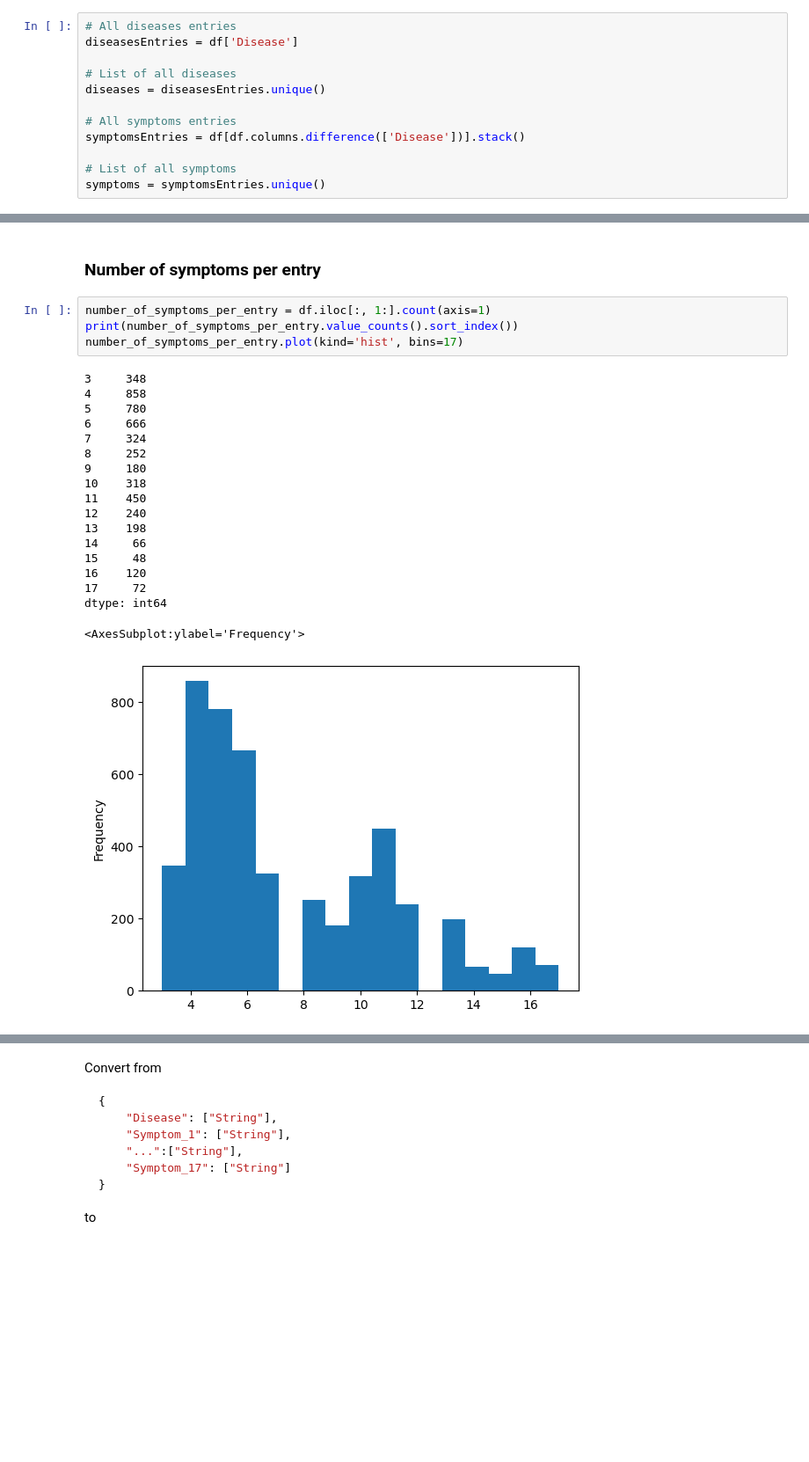
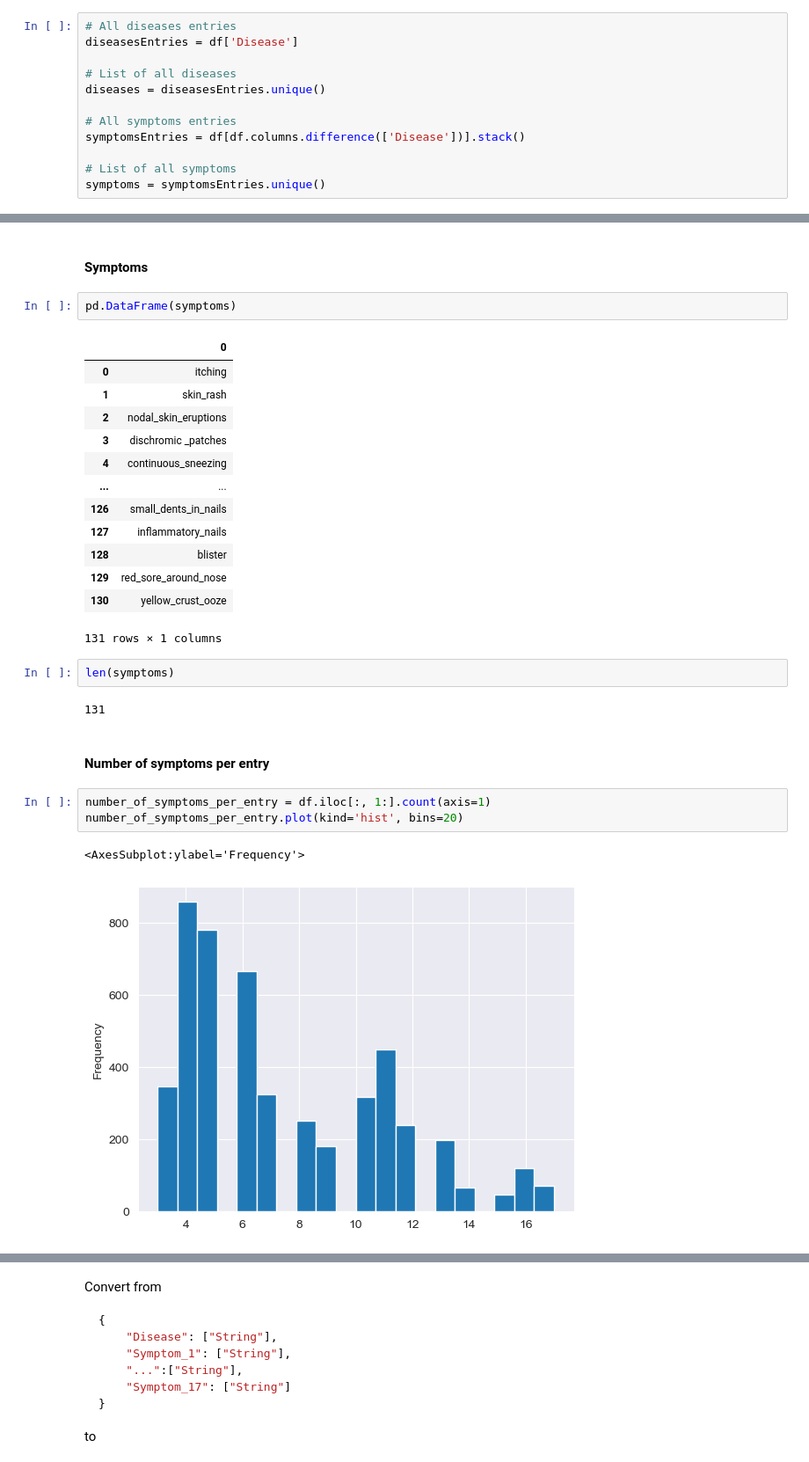
Before and after one commit to tom-bourjala/SDU-ML-DSP, a Jupyter notebook: main.ipynb, the cells around one changed output, grey strips where cells are left out. Shown: that part at 88% size. Drawn from its saved outputs; the diff is of its cells as text; blank space fills up the shorter version.

```diff
--- a/main.ipynb
+++ b/main.ipynb
@@ -69,25 +101,30 @@ symptoms = symptomsEntries.unique()
+# %% [markdown]
+#### Symptoms
+# %%
+pd.DataFrame(symptoms)
+# %% [output]
+|  | 0 |
+| 0 | itching |
+| 1 | skin_rash |
+| 2 | nodal_skin_eruptions |
+| 3 | dischromic _patches |
+| 4 | continuous_sneezing |
+| ... | ... |
+| 126 | small_dents_in_nails |
+| 127 | inflammatory_nails |
+| 128 | blister |
+| 129 | red_sore_around_nose |
+| 130 | yellow_crust_ooze |
+131 rows × 1 columns
+# %%
+len(symptoms)
+# %% [output]
+131
 # %% [markdown]
-### Number of symptoms per entry
+#### Number of symptoms per entry
 # %%
 number_of_symptoms_per_entry = df.iloc[:, 1:].count(axis=1)
-print(number_of_symptoms_per_entry.value_counts().sort_index())
-number_of_symptoms_per_entry.plot(kind='hist', bins=17)
+number_of_symptoms_per_entry.plot(kind='hist', bins=20)
 # %% [output]
-3     348
-4     858
-5     780
-6     666
-7     324
-8     252
-9     180
-10    318
-11    450
-12    240
-13    198
-14     66
-15     48
-16    120
-17     72
-dtype: int64
+<AxesSubplot:ylabel='Frequency'>
-<AxesSubplot:ylabel='Frequency'>
-[figure, old version]
+[figure, new version]
```
Also changed, not shown: parts of 45 cells of this notebook.
